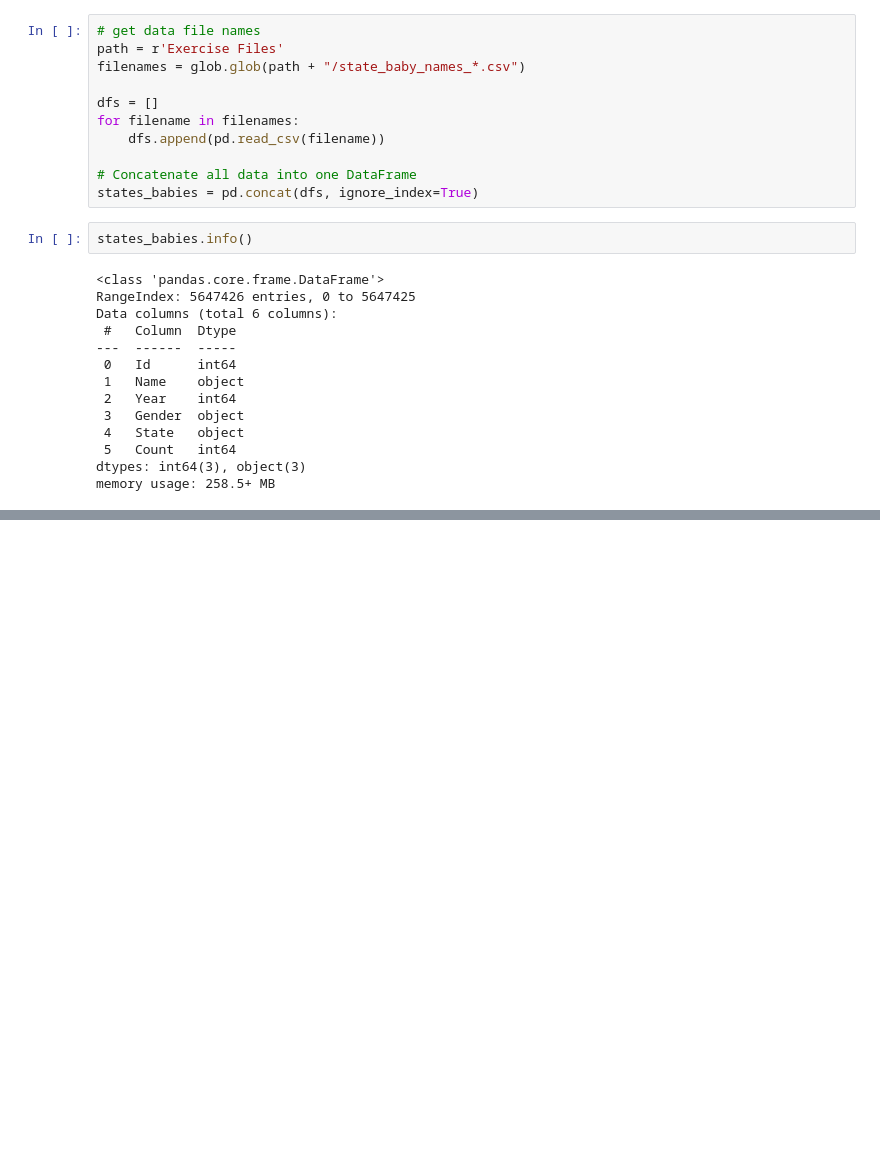
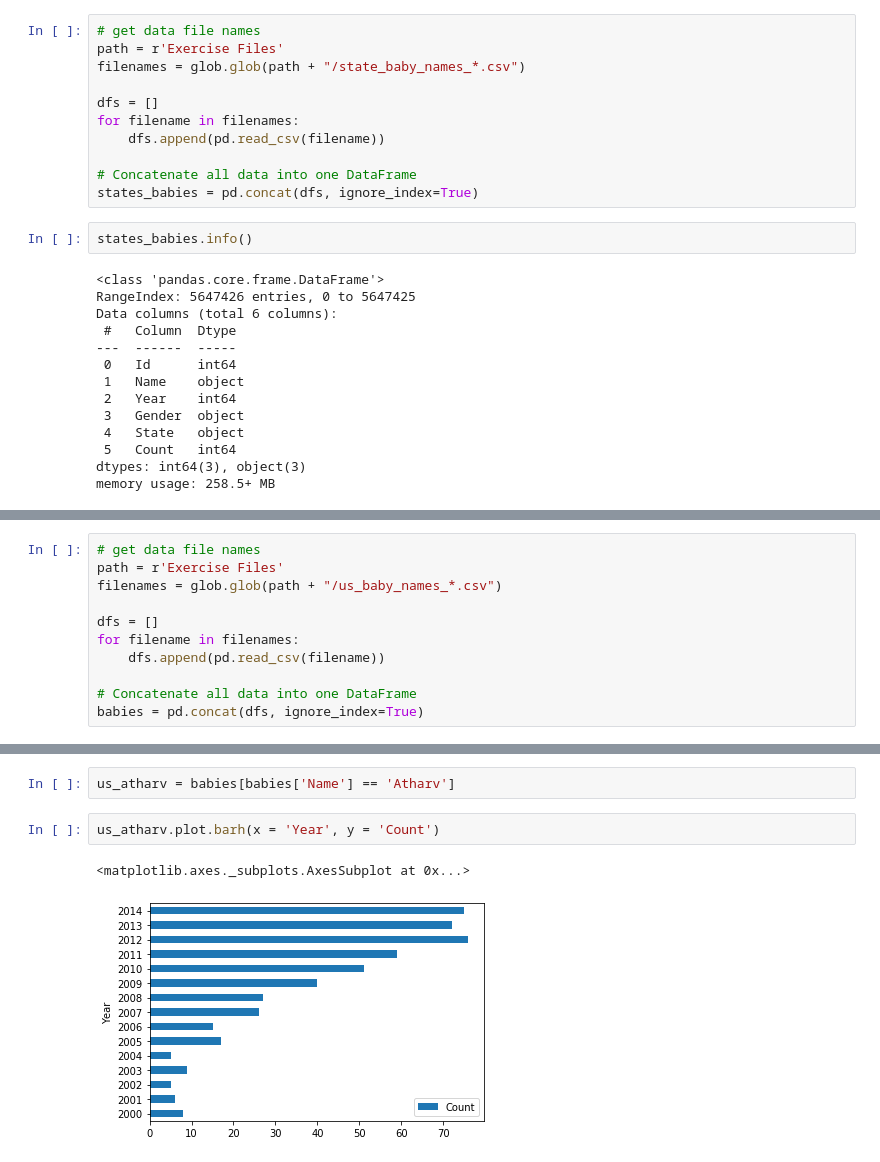
Before and after one commit to anshuldante/ai-ds-ml-practical, a Jupyter notebook: introduction-to-data-science-2/Iteration_1.ipynb, the cells around one changed output, grey strips where cells are left out. Drawn from its saved outputs; the diff is of its cells as text; blank space fills up the shorter version.

```diff
--- a/introduction-to-data-science-2/Iteration_1.ipynb
+++ b/introduction-to-data-science-2/Iteration_1.ipynb
@@ -205,0 +219,11 @@ states_babies.head()
+# %%
+# get data file names
+path = r'Exercise Files'
+filenames = glob.glob(path + "/us_baby_names_*.csv")
+
+dfs = []
+for filename in filenames:
+    dfs.append(pd.read_csv(filename))
+
+# Concatenate all data into one DataFrame
+babies = pd.concat(dfs, ignore_index=True)
@@ -205,0 +246,7 @@ states_babies.head()
+# %%
+us_atharv = babies[babies['Name'] == 'Atharv']
+# %%
+us_atharv.plot.barh(x = 'Year', y = 'Count')
+# %% [output]
+<matplotlib.axes._subplots.AxesSubplot at 0x...>
+[figure, added]
```
Also changed, not shown: parts of 52 cells of this notebook, 1 other file.
